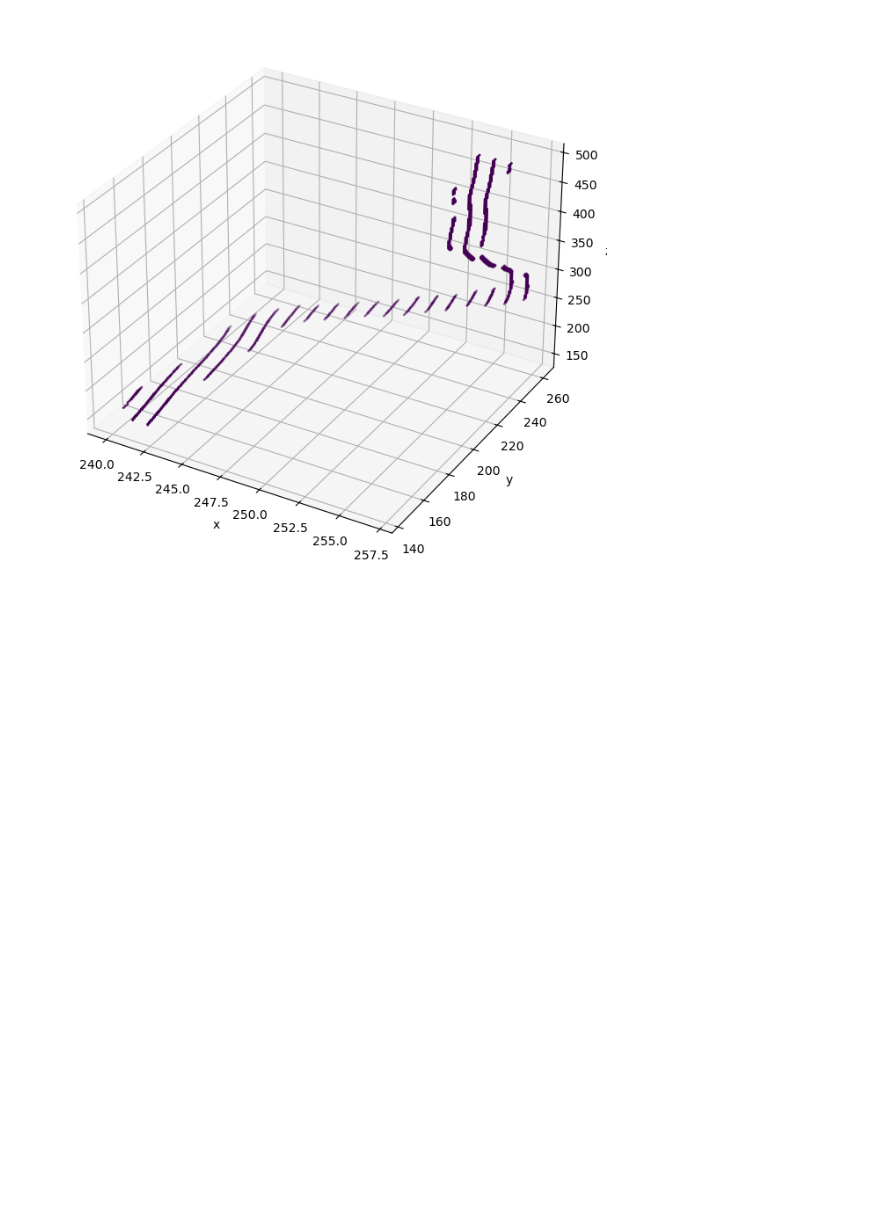
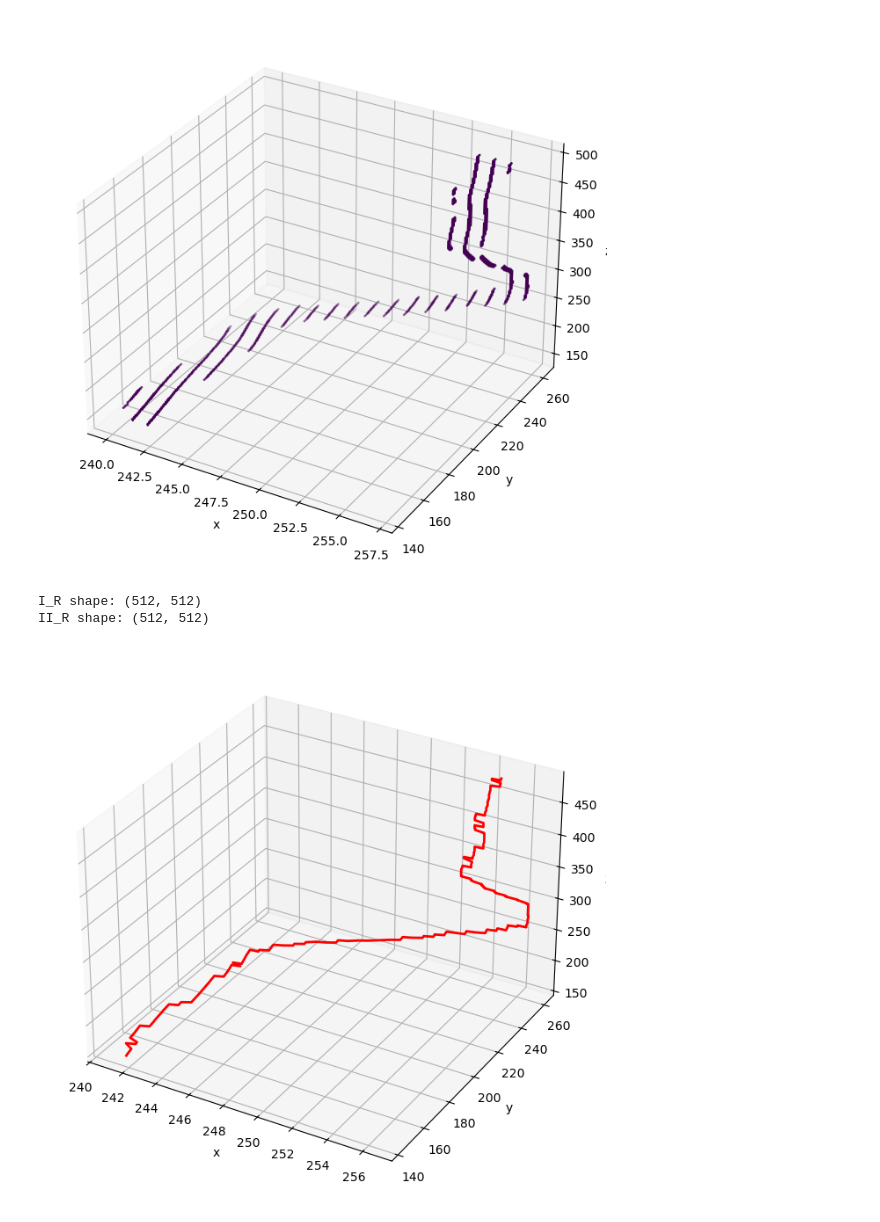
Before and after one commit to josef-lin/HFSP-dodder, a Jupyter notebook: src/data-reconstruction/probability-reconstruction.ipynb, the cells around one changed output. Drawn from its saved outputs; the diff is of its cells as text; code cells hidden in the pictures; blank space fills up the shorter version.

```diff
--- a/src/data-reconstruction/probability-reconstruction.ipynb
+++ b/src/data-reconstruction/probability-reconstruction.ipynb
@@ -81,3 +81,12 @@ ax.set_zlabel('z')
 plt.show()
 # %% [output]
 [figure]
+# %%
+I_R = np.sum(R0, axis = 1)  # sum over y-axis
+II_R = np.sum(R0, axis = 0)  # sum over x-axis
+
+print("I_R shape:", I_R.shape)
+print("II_R shape:", II_R.shape)
+# %% [output]
+I_R shape: (512, 512)
+II_R shape: (512, 512)
@@ -83,0 +97,39 @@ plt.show()
+# %%
+curve = []
+
+Nx, Ny, Nz = R0.shape
+X, Y = np.meshgrid(np.arange(Nx), np.arange(Ny), indexing='ij')
+
+for z in range(Nz):
+    P = R0[:, :, z]
+
+    mass = np.sum(P)
+
+    if mass < 1e-12:
+        continue
+
+    x = float(np.sum(X * P) / mass)
+    y = float(np.sum(Y * P) / mass)
+
+    curve.append([x, y, z])
+
+curve = np.array(curve)
+# %%
+fig = plt.figure(figsize=(8,8))
+ax = fig.add_subplot(111, projection='3d')
+
+ax.plot(
+    curve[:,0],
+    curve[:,1],
+    curve[:,2],
+    'r-',
+    linewidth=2
+)
+
+ax.set_xlabel("x")
+ax.set_ylabel("y")
+ax.set_zlabel("z")
+
+plt.show()
+# %% [output]
+[figure, added]
```
Also changed, not shown: parts of 2 cells of this notebook.
